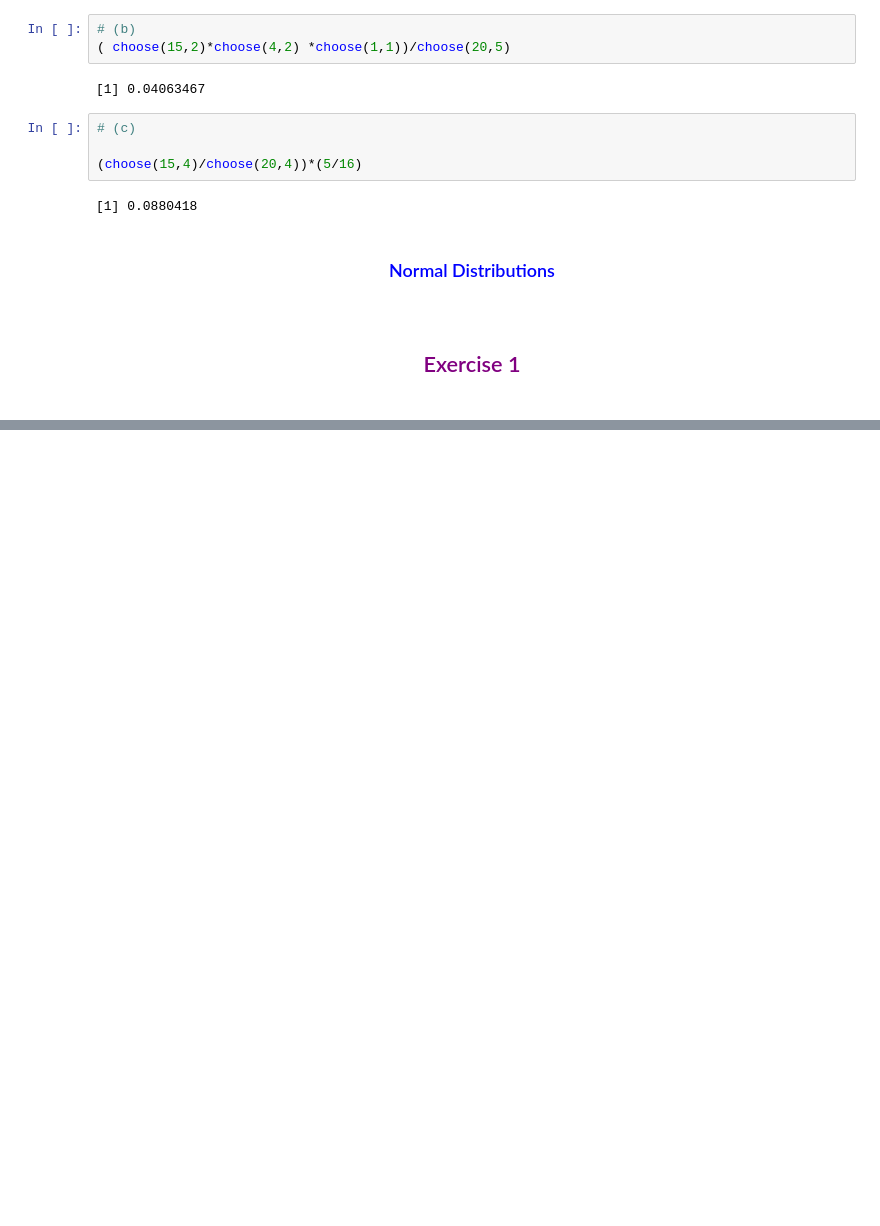
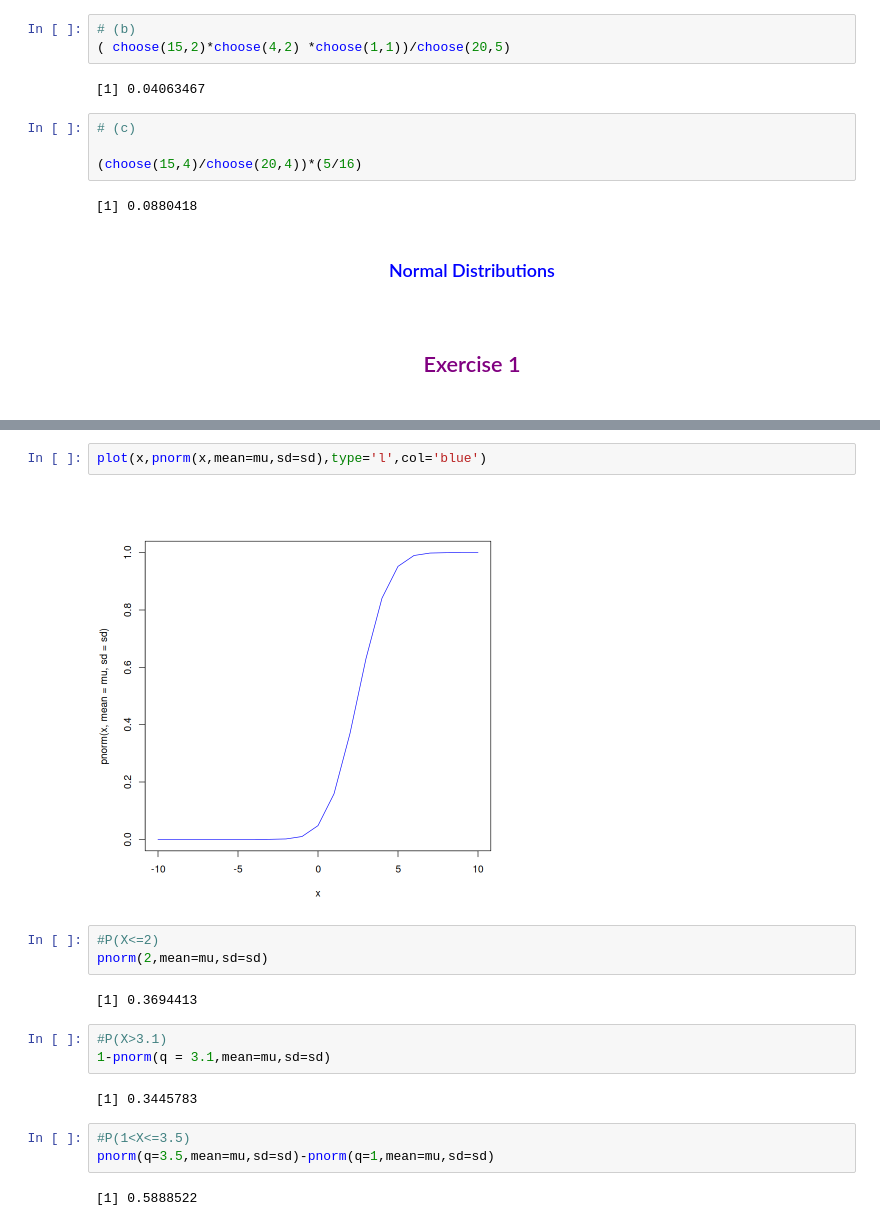
Before and after one commit to Jrana1/statistics-tutorials, a Jupyter notebook: Probability/Solutions_Sheet6.ipynb, the cells around one changed output, grey strips where cells are left out. Drawn from its saved outputs; the diff is of its cells as text; blank space fills up the shorter version.

```diff
--- a/Probability/Solutions_Sheet6.ipynb
+++ b/Probability/Solutions_Sheet6.ipynb
@@ -493,0 +513,19 @@ dmultinom(x=c(2,2,1),size=5,prob=c(15/20,4/20,1/20))
+# %%
+plot(x,pnorm(x,mean=mu,sd=sd),type='l',col='blue')
+# %% [output]
+[figure, added]
+# %%
+#P(X<=2)
+pnorm(2,mean=mu,sd=sd)
+# %% [output]
+[1] 0.3694413
+# %%
+#P(X>3.1)
+1-pnorm(q = 3.1,mean=mu,sd=sd)
+# %% [output]
+[1] 0.3445783
+# %%
+#P(1<X<=3.5)
+pnorm(q=3.5,mean=mu,sd=sd)-pnorm(q=1,mean=mu,sd=sd)
+# %% [output]
+[1] 0.5888522
```
Also changed, not shown: parts of 58 cells of this notebook.
